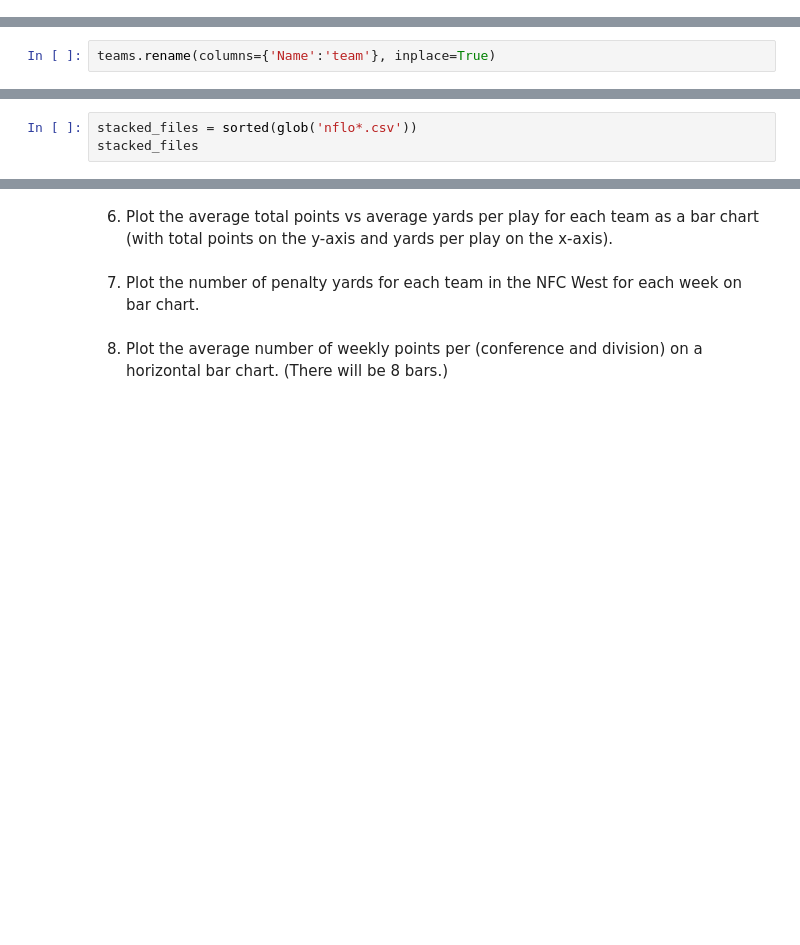
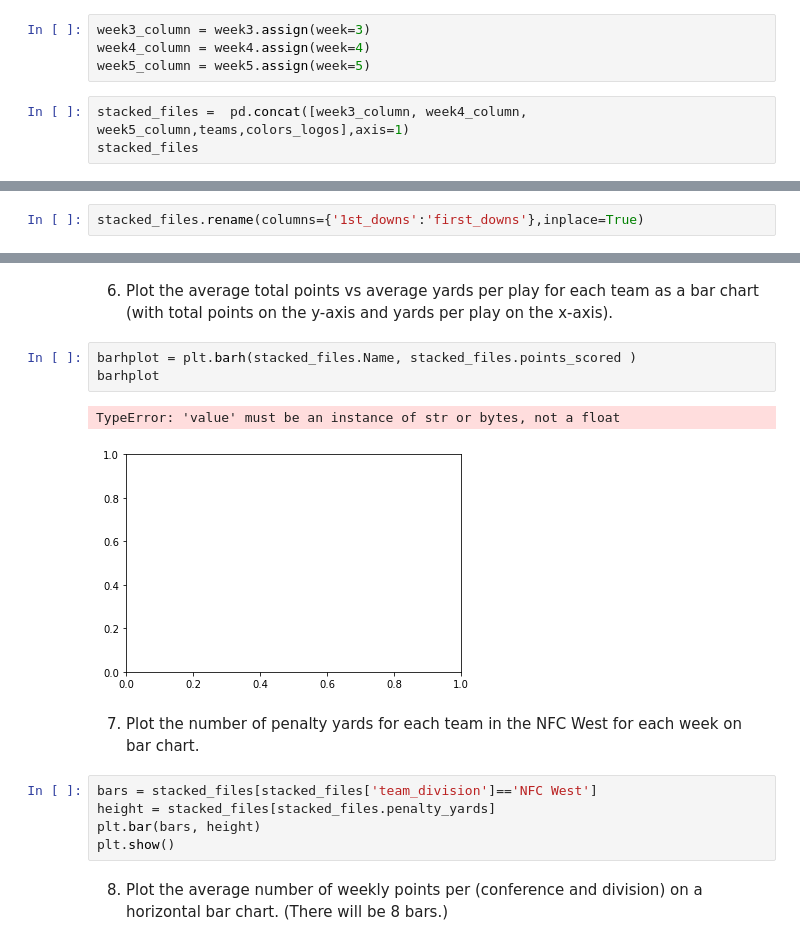
Before and after one commit to SheltonBlackwell/cis277-fa22-Lab5, a Jupyter notebook: Lab5.ipynb, the cells around one changed output, grey strips where cells are left out. Drawn from its saved outputs; the diff is of its cells as text; blank space fills up the shorter version.

Commit message:
realized was doing column wise not row wise

```diff
--- a/Lab5.ipynb
+++ b/Lab5.ipynb
@@ -16,0 +18,7 @@ teams = pd.read_csv("nfl_teams.csv")
+# %%
+week3_column = week3.assign(week=3)
+week4_column = week4.assign(week=4)
+week5_column = week5.assign(week=5)
+# %%
+stacked_files =  pd.concat([week3_column, week4_column, week5_column,teams,colors_logos],axis=1)
+stacked_files
@@ -17,2 +44,2 @@ teams = pd.read_csv("nfl_teams.csv")
 # %%
-teams.rename(columns={'Name':'team'}, inplace=True)
+stacked_files.rename(columns={'1st_downs':'first_downs'},inplace=True)
@@ -38,3 +45,0 @@ data
-# %%
-stacked_files = sorted(glob('nflo*.csv'))
-stacked_files
@@ -133,6 +141,17 @@ plt.show()
 # %% [markdown]
 6. Plot the average total points vs average yards per play for each team as a bar chart (with total points on the y-axis and yards per play on the x-axis).
+# %%
+barhplot = plt.barh(stacked_files.Name, stacked_files.points_scored )
+barhplot
+# %% [output]
+TypeError: 'value' must be an instance of str or bytes, not a float
+[figure, added]
 # %% [markdown]
 7. Plot the number of penalty yards for each team in the NFC West for each week on bar chart.
+# %%
+bars = stacked_files[stacked_files['team_division']=='NFC West']
+height = stacked_files[stacked_files.penalty_yards]
+plt.bar(bars, height)
+plt.show()
 # %% [markdown]
 8. Plot the average number of weekly points per (conference and division) on a horizontal bar chart. (There will be 8 bars.)
```
Also changed, not shown: parts of 18 cells of this notebook.
